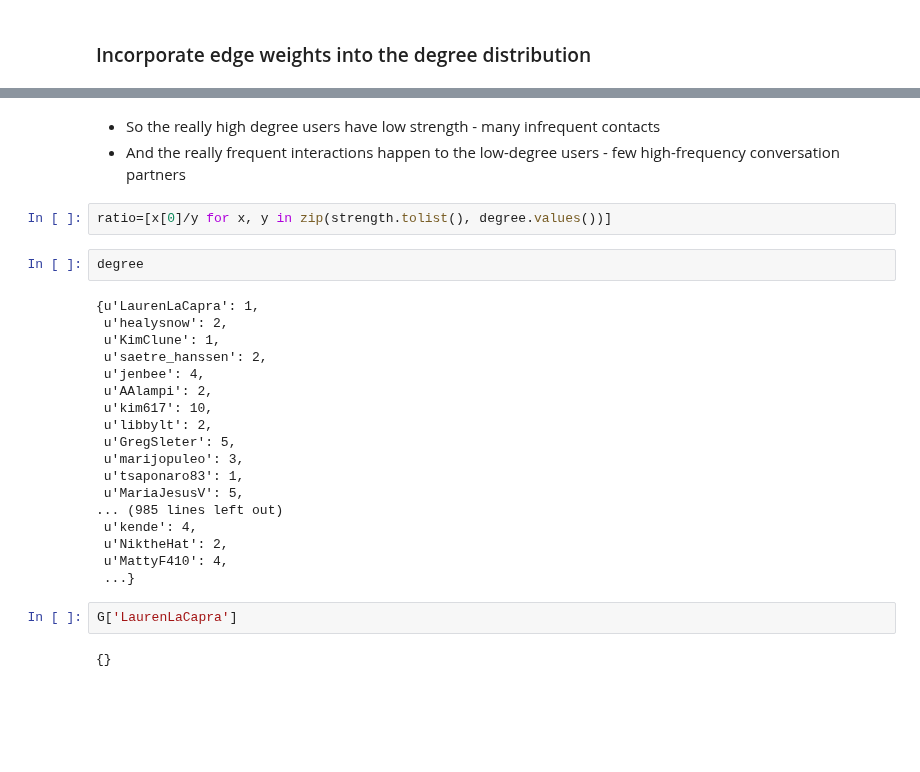
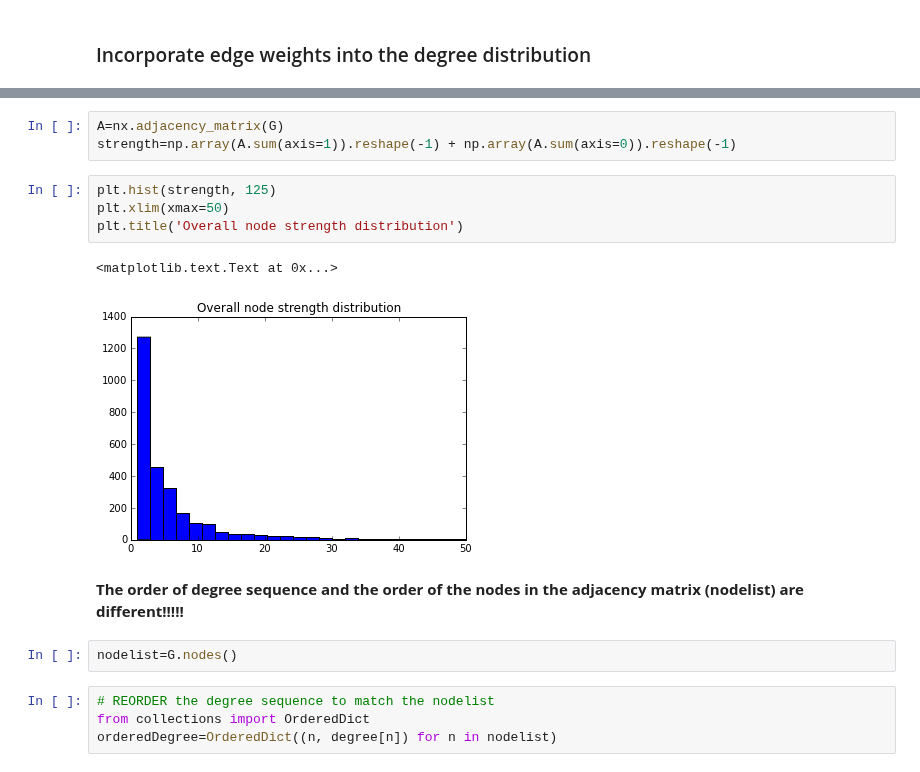
Before and after one commit to marinkala/ReplyNetworks, a Jupyter notebook: bbReplyNetworkAnalysis.ipynb, the cells around one changed output, grey strips where cells are left out. Saved outputs shown, nothing was run; the diff lists cells and outputs as text; blank space fills up the shorter version.

```diff
--- a/bbReplyNetworkAnalysis.ipynb
+++ b/bbReplyNetworkAnalysis.ipynb
@@ -154,29 +137,18 @@ plt.ylabel('Node strength')
-# %% [markdown]
-* So the really high degree users have low strength - many infrequent contacts
-* And the really frequent interactions happen to the low-degree users - few high-frequency conversation partners
-# %%
-ratio=[x[0]/y for x, y in zip(strength.tolist(), degree.values())]
-# %%
-degree
-# %% [output]
-{u'LaurenLaCapra': 1,
- u'healysnow': 2,
- u'KimClune': 1,
- u'saetre_hanssen': 2,
- u'jenbee': 4,
- u'AAlampi': 2,
- u'kim617': 10,
- u'libbylt': 2,
- u'GregSleter': 5,
- u'marijopuleo': 3,
- u'tsaponaro83': 1,
- u'MariaJesusV': 5,
-... (985 lines left out)
- u'kende': 4,
- u'NiktheHat': 2,
- u'MattyF410': 4,
- ...}
-# %%
-G['LaurenLaCapra']
-# %% [output]
-{}
+# %%
+A=nx.adjacency_matrix(G)
+strength=np.array(A.sum(axis=1)).reshape(-1) + np.array(A.sum(axis=0)).reshape(-1)
+# %%
+plt.hist(strength, 125)
+plt.xlim(xmax=50)
+plt.title('Overall node strength distribution')
+# %% [output]
+<matplotlib.text.Text at 0x...>
+[figure, added]
+# %% [markdown]
+**The order of degree sequence and the order of the nodes in the adjacency matrix (nodelist) are different!!!!!**
+# %%
+nodelist=G.nodes()
+# %%
+# REORDER the degree sequence to match the nodelist
+from collections import OrderedDict
+orderedDegree=OrderedDict((n, degree[n]) for n in nodelist)
```
Also changed, not shown: parts of 102 cells of this notebook.
